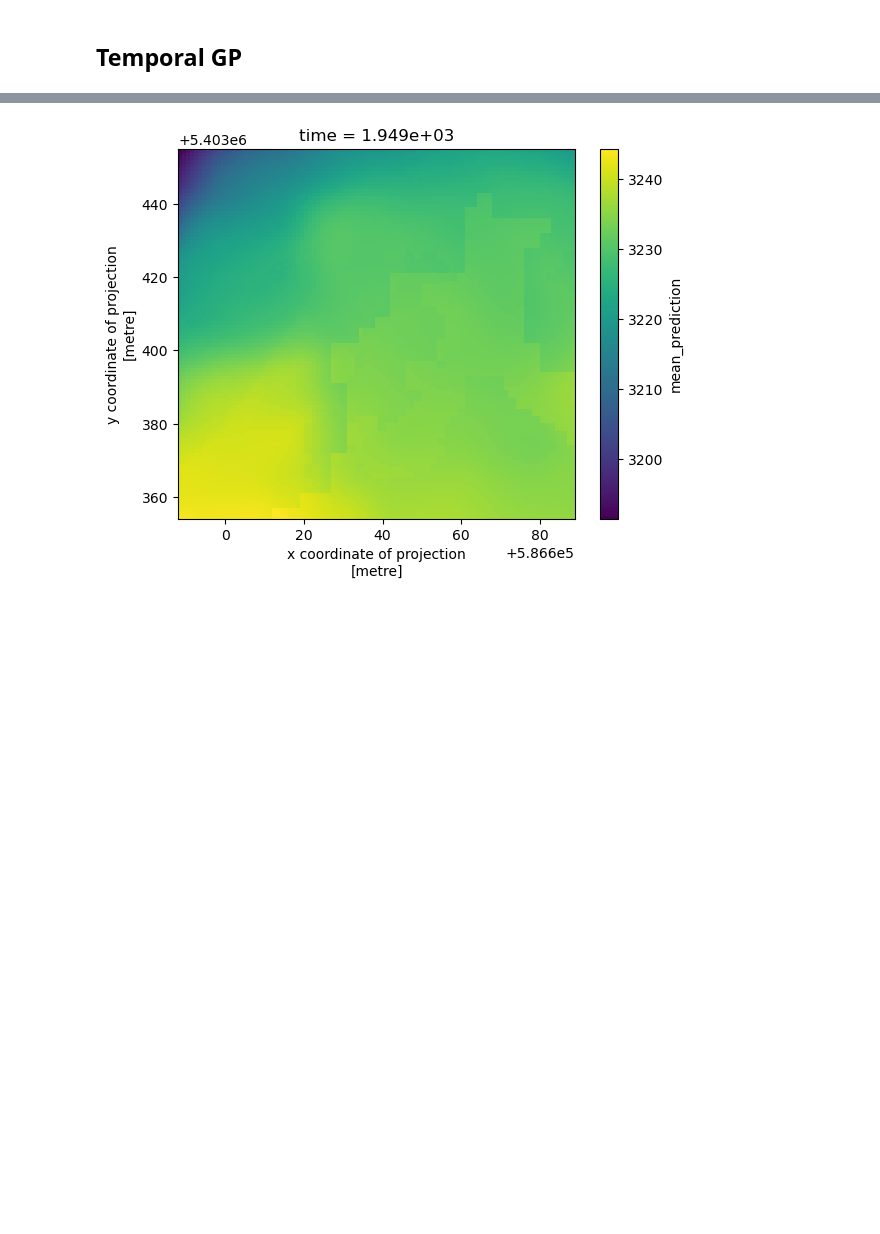
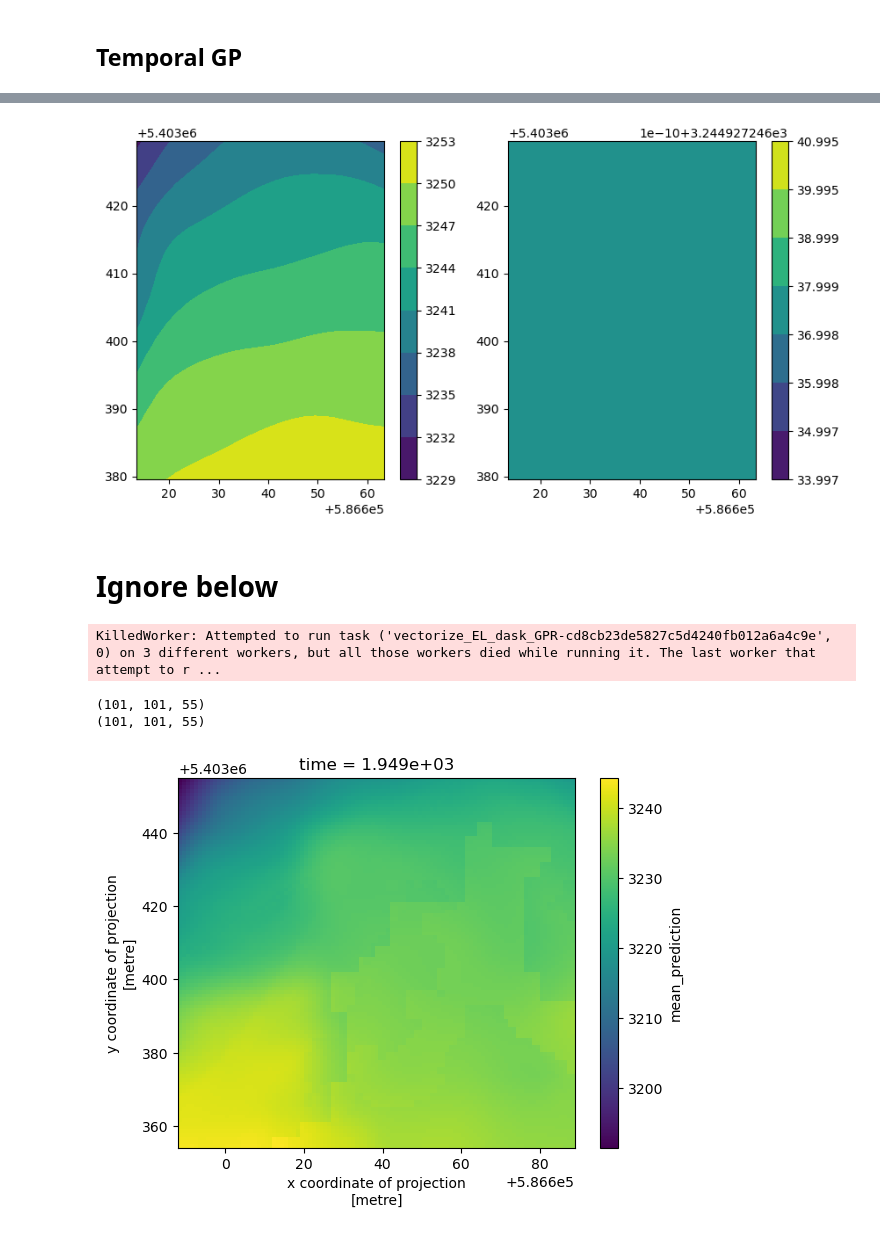
Before and after one commit to geo-smart/spacetime-elevation, a Jupyter notebook: contributors/emmaL/space_time.ipynb, the cells around one changed output, grey strips where cells are left out. Saved outputs shown, nothing was run; the diff lists cells and outputs as text; code cells hidden in the pictures; blank space fills up the shorter version.

```diff
--- a/contributors/emmaL/space_time.ipynb
+++ b/contributors/emmaL/space_time.ipynb
@@ -406,0 +421,12 @@ def dask_GPR(
+# %%
+xmin = small_baker_ds['band1'].x.values.min()
+xmax = small_baker_ds['band1'].x.values.max()
+ymin = small_baker_ds['band1'].y.values.min()
+ymax = small_baker_ds['band1'].y.values.max()
+nx,ny = len(small_baker_ds['band1'].x.values),len(small_baker_ds['band1'].y.values)
+nx_predict,ny_predict = 2*(nx),2*(ny)
+
+prediction_x,prediction_y = gtsa.temporal.EL_create_prediction_space(xmin,xmax,ymin,ymax,
+                                                                     nx_predict,ny_predict)
+prediction_X,prediction_Y = np.meshgrid(prediction_x,prediction_y)
+prediction_xy = np.array([prediction_y,prediction_x]).T
@@ -406,0 +500,3 @@ def dask_GPR(
+# %%
+# test EL_GPR_model
+model = gtsa.temporal.EL_GPR_model(xy_array,z_array,kernel,alpha=5)
@@ -406,0 +506,8 @@ def dask_GPR(
+# %%
+from itertools import product
+xy_predict = np.array(list(product(prediction_x,prediction_y)))
+print("shape of input xy_predict ", xy_predict.shape)
+print("shape of input x_predict ", prediction_x.shape)
+mean_prediction, std_prediction = gtsa.temporal.EL_GPR_predict(model, xy_predict)
+print("shape of mean_predict ", mean_prediction.shape)
+print("shape of std_prediction ", std_prediction.shape)
@@ -406,0 +521,4 @@ def dask_GPR(
+# %%
+mean_prediction=mean_prediction.reshape(nx_predict,ny_predict)
+std_prediction=std_prediction.reshape(nx_predict,ny_predict)
+print(mean_prediction)
@@ -407,3 +539,43 @@ def dask_GPR(
+# %%
+from mpl_toolkits.mplot3d import Axes3D
+import numpy as np
+from matplotlib import cm
+
+# create the figure
+fig = plt.figure(figsize=(10,5))
+
+# show the 3D rotated projection
+ax2 = fig.add_subplot(121)
+cset = plt.contourf(X,Y, z_array_nomask, cmap='viridis')
+plt.colorbar()
+ax2 = fig.add_subplot(122)
+cset = plt.contourf(prediction_X,prediction_Y, mean_prediction, cmap='viridis')
+plt.colorbar()
+
+plt.show()
+# %% [output]
+[figure, added]
+# %% [markdown]
+# Ignore below
+# %%
+ds_result = gtsa.temporal.EL_dask_apply_GPR(small_baker_ds_train['band1'],
+                                         [['y','x']],
+                                         kwargs={'x':small_baker_ds['band1'].x.values,
+                                                 'y':small_baker_ds['band1'].y.values,
+                                                 'kernel': kernel,
+                                                 'prediction_x' : prediction_X,
+                                                 'prediction_y' : prediction_Y,
+                                                 'prediction_xy' : prediction_xy}
+                                        ).compute()
+# %% [output]
+KilledWorker: Attempted to run task ('vectorize_EL_dask_GPR-cd8cb23de5827c5d4240fb012a6a4c9e', 0) on 3 different workers, but all those workers died while running it. The last worker that attempt to r ...
+# %%
+print((small_baker_ds_train['band1'].shape))
+small_baker_ds_train['band1']=small_baker_ds_train['band1'].transpose("x","y","time")
+print((small_baker_ds_train['band1'].shape))
+# %% [output]
+(101, 101, 55)
+(101, 101, 55)
 # %%
 ds_result['mean_prediction'].isel(time=1).plot();
 # %% [output]
```
Also changed, not shown: parts of 68 cells of this notebook.
